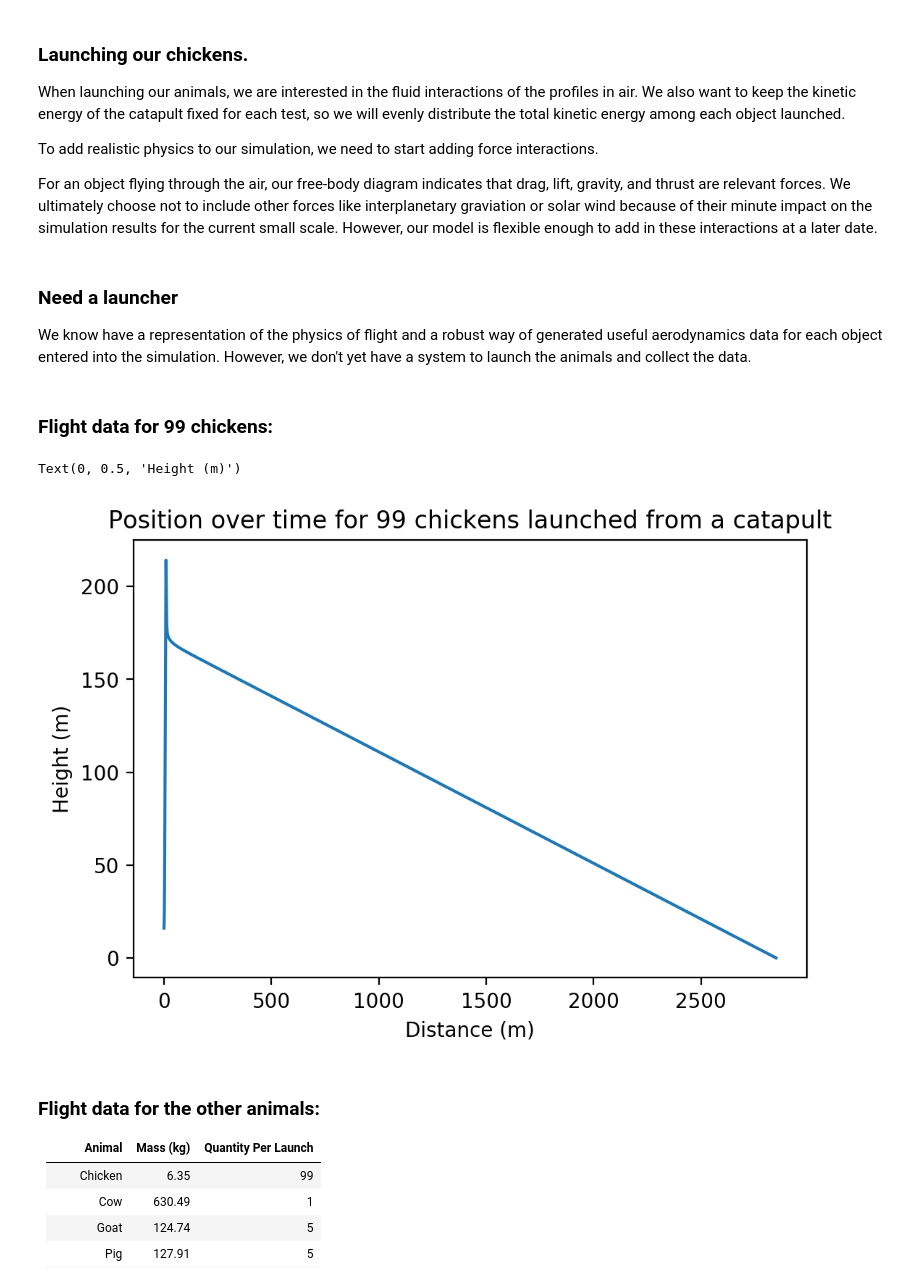
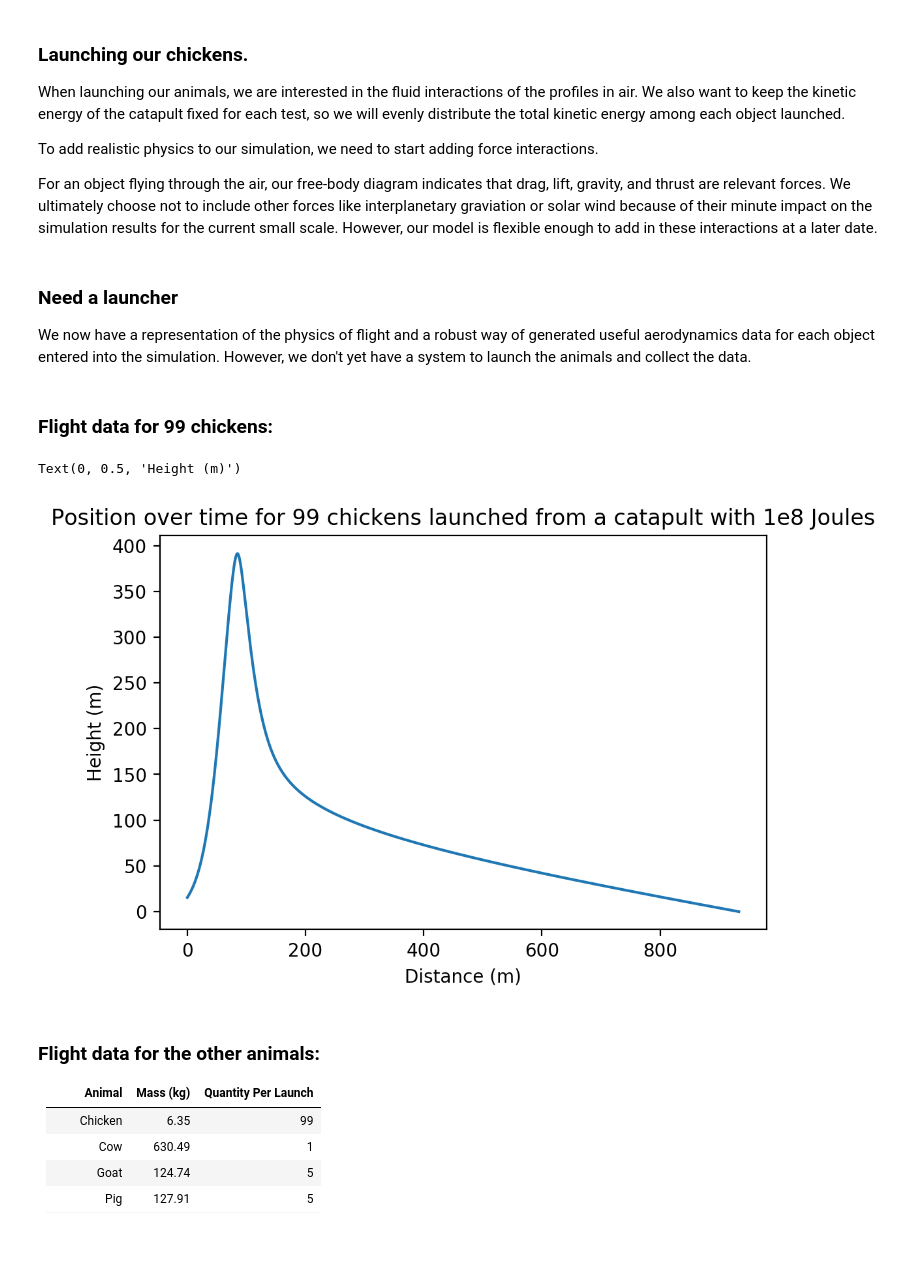
Before and after one commit to jkelleyrtp/ModSimPyProject3, a Jupyter notebook: ModSimProject3.ipynb, the cells around one changed output. Saved outputs shown, nothing was run; the diff lists cells and outputs as text; code cells hidden in the pictures; blank space fills up the shorter version.

```diff
--- a/ModSimProject3.ipynb
+++ b/ModSimProject3.ipynb
@@ -296,7 +293,7 @@ def launch_end_condition(object_state):
 # %% [markdown]
 ### Need a launcher
 
-We know have a representation of the physics of flight and a robust way of generated useful aerodynamics data for each object entered into the simulation. However, we don't yet have a system to launch the animals and collect the data.
+We now have a representation of the physics of flight and a robust way of generated useful aerodynamics data for each object entered into the simulation. However, we don't yet have a system to launch the animals and collect the data.
 # %%
 class launcher:
     def __init__(self, release_height = 15 ):
@@ -331,8 +328,10 @@ class launcher:
 catapult = launcher()
 
 chicken = projectile(image = 'images/chicken.png',
-                     mass = 1.25,
-                     dt = .01)
+                     mass = 6.35,
+                     dt = .01,
+                     cl = 0.32,
+                     cd = 0.18 )
 
 chicken.add_force(lift)
 chicken.add_force(drag)
@@ -340,7 +339,7 @@ chicken.add_force(gravity)
 
 catapult.load_projectile(chicken, num_projectiles = 99)
 catapult.launch(launch_end_condition,
-                kinetic_energy = 1000000,
+                kinetic_energy = 100000000 / 99,
                 launch_angle = np.radians(45))
 
 #plt.figure(dpi = 200)
@@ -348,13 +347,13 @@ catapult.launch(launch_end_condition,
 # %%
 plt.figure(dpi = 200)
 positions = np.array(chicken.positions)
 plt.plot(positions[:,0], positions[:,1])
-plt.title("Position over time for 99 chickens launched from a catapult")
+plt.title("Position over time for 99 chickens launched from a catapult with 1e8 Joules")
 plt.xlabel("Distance (m)")
 plt.ylabel("Height (m)")
 # %% [output]
 Text(0, 0.5, 'Height (m)')
-[figure, old version]
+[figure, new version]
 # %% [markdown]
 ### Flight data for the other animals:
 
```
Also changed, not shown: parts of 6 cells of this notebook.
